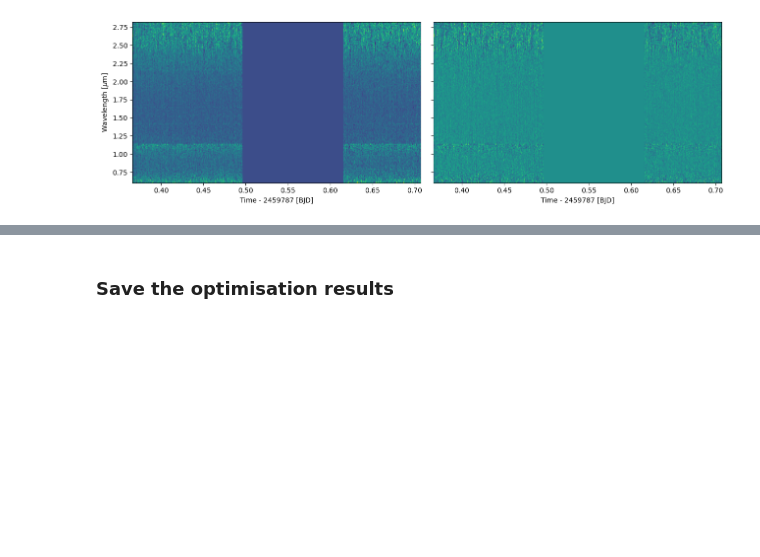
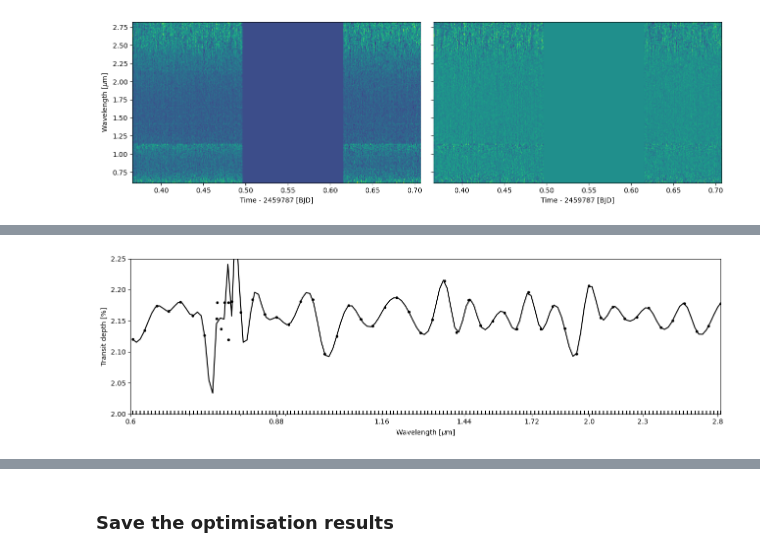
Before and after one commit to hpparvi/ExoIris, a Jupyter notebook: doc/source/examples/e01/05a_ldtkldm.ipynb, the cells around one changed output, grey strips where cells are left out. Cells and saved outputs as stored; diff of their text form; code cells hidden in the pictures; blank space fills up the shorter version.

```diff
--- a/doc/source/examples/e01/05a_ldtkldm.ipynb
+++ b/doc/source/examples/e01/05a_ldtkldm.ipynb
@@ -119,0 +126,6 @@ ts.fit(niter=2500, npop=250, pool=pool, lnpost=lnpostf)
+# %%
+fig, ax = subplots(figsize=(13,4))
+ts.plot_transmission_spectrum(result='fit', ax=ax, xscale='log', ylim=(2.0,2.25), xticks=[0.6, 0.88, 1.16, 1.44, 1.72, 2.0, 2.30, 2.8])
+fig.tight_layout()
+# %% [output]
+[figure, added]
```
Also changed, not shown: parts of 41 cells of this notebook, 5 other files.
